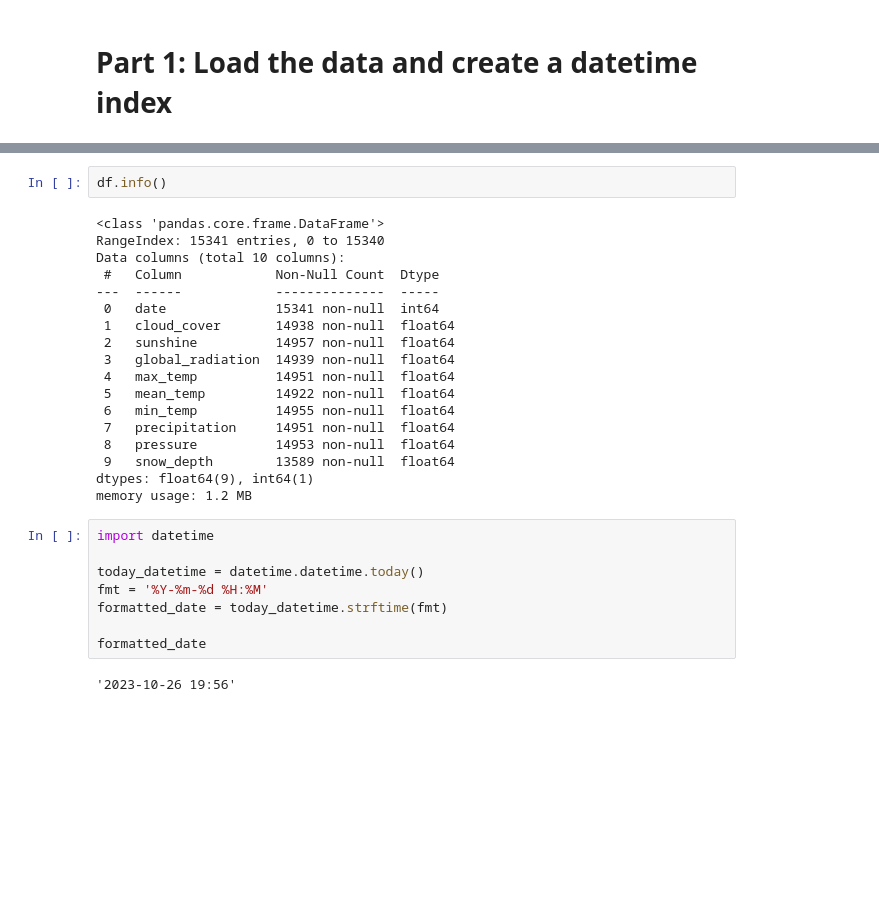
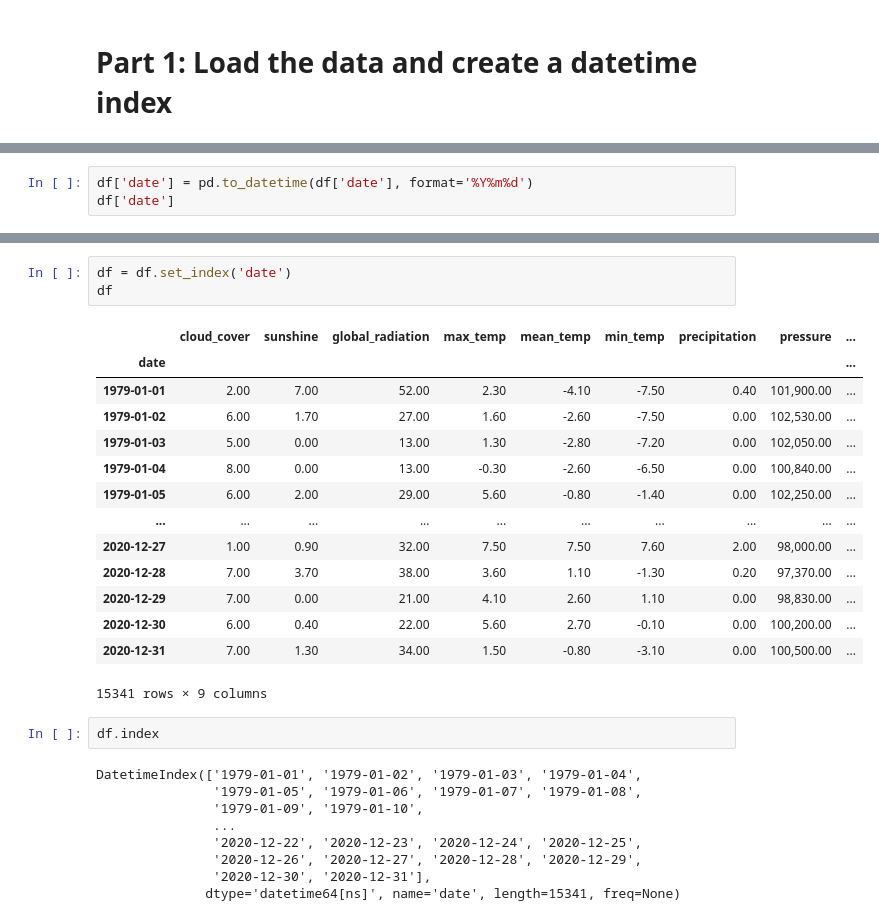
Before and after one commit to evelynmmartinez/Resampling-Datetime-Data-Core-, a Jupyter notebook: Resampling Data .ipynb, the cells around one changed output, grey strips where cells are left out. Drawn from its saved outputs; the diff is of its cells as text; blank space fills up the shorter version.

```diff
--- a/Resampling Data .ipynb
+++ b/Resampling Data .ipynb
@@ -25,0 +34,3 @@ df.head()
+# %%
+df['date'] = pd.to_datetime(df['date'], format='%Y%m%d')
+df['date']
@@ -26,30 +50,29 @@ df.head()
+# %%
+df = df.set_index('date')
+df
+# %% [output]
+|  | cloud_cover | sunshine | global_radiation | max_temp | mean_temp | min_temp | precipitation | pressure | ... |
+| date |  |  |  |  |  |  |  |  | ... |
+| 1979-01-01 | 2.00 | 7.00 | 52.00 | 2.30 | -4.10 | -7.50 | 0.40 | 101,900.00 | ... |
+| 1979-01-02 | 6.00 | 1.70 | 27.00 | 1.60 | -2.60 | -7.50 | 0.00 | 102,530.00 | ... |
+| 1979-01-03 | 5.00 | 0.00 | 13.00 | 1.30 | -2.80 | -7.20 | 0.00 | 102,050.00 | ... |
+| 1979-01-04 | 8.00 | 0.00 | 13.00 | -0.30 | -2.60 | -6.50 | 0.00 | 100,840.00 | ... |
+| 1979-01-05 | 6.00 | 2.00 | 29.00 | 5.60 | -0.80 | -1.40 | 0.00 | 102,250.00 | ... |
+| ... | ... | ... | ... | ... | ... | ... | ... | ... | ... |
+| 2020-12-27 | 1.00 | 0.90 | 32.00 | 7.50 | 7.50 | 7.60 | 2.00 | 98,000.00 | ... |
+| 2020-12-28 | 7.00 | 3.70 | 38.00 | 3.60 | 1.10 | -1.30 | 0.20 | 97,370.00 | ... |
+| 2020-12-29 | 7.00 | 0.00 | 21.00 | 4.10 | 2.60 | 1.10 | 0.00 | 98,830.00 | ... |
+| 2020-12-30 | 6.00 | 0.40 | 22.00 | 5.60 | 2.70 | -0.10 | 0.00 | 100,200.00 | ... |
+| 2020-12-31 | 7.00 | 1.30 | 34.00 | 1.50 | -0.80 | -3.10 | 0.00 | 100,500.00 | ... |
+15341 rows × 9 columns
 # %%
-df.info()
+df.index
 # %% [output]
-<class 'pandas.core.frame.DataFrame'>
-RangeIndex: 15341 entries, 0 to 15340
-Data columns (total 10 columns):
- #   Column            Non-Null Count  Dtype
----  ------            --------------  -----
- 0   date              15341 non-null  int64
- 1   cloud_cover       14938 non-null  float64
- 2   sunshine          14957 non-null  float64
- 3   global_radiation  14939 non-null  float64
- 4   max_temp          14951 non-null  float64
- 5   mean_temp         14922 non-null  float64
- 6   min_temp          14955 non-null  float64
- 7   precipitation     14951 non-null  float64
- 8   pressure          14953 non-null  float64
- 9   snow_depth        13589 non-null  float64
-dtypes: float64(9), int64(1)
-memory usage: 1.2 MB
+DatetimeIndex(['1979-01-01', '1979-01-02', '1979-01-03', '1979-01-04',
+               '1979-01-05', '1979-01-06', '1979-01-07', '1979-01-08',
+               '1979-01-09', '1979-01-10',
+               ...
+               '2020-12-22', '2020-12-23', '2020-12-24', '2020-12-25',
+               '2020-12-26', '2020-12-27', '2020-12-28', '2020-12-29',
+               '2020-12-30', '2020-12-31'],
+              dtype='datetime64[ns]', name='date', length=15341, freq=None)
-# %%
-import datetime
-
-today_datetime = datetime.datetime.today()
-fmt = '%Y-%m-%d %H:%M'
-formatted_date = today_datetime.strftime(fmt)
-
-formatted_date
-# %% [output]
-'2023-10-26 19:56'
```
Also changed, not shown: parts of 20 cells of this notebook.
